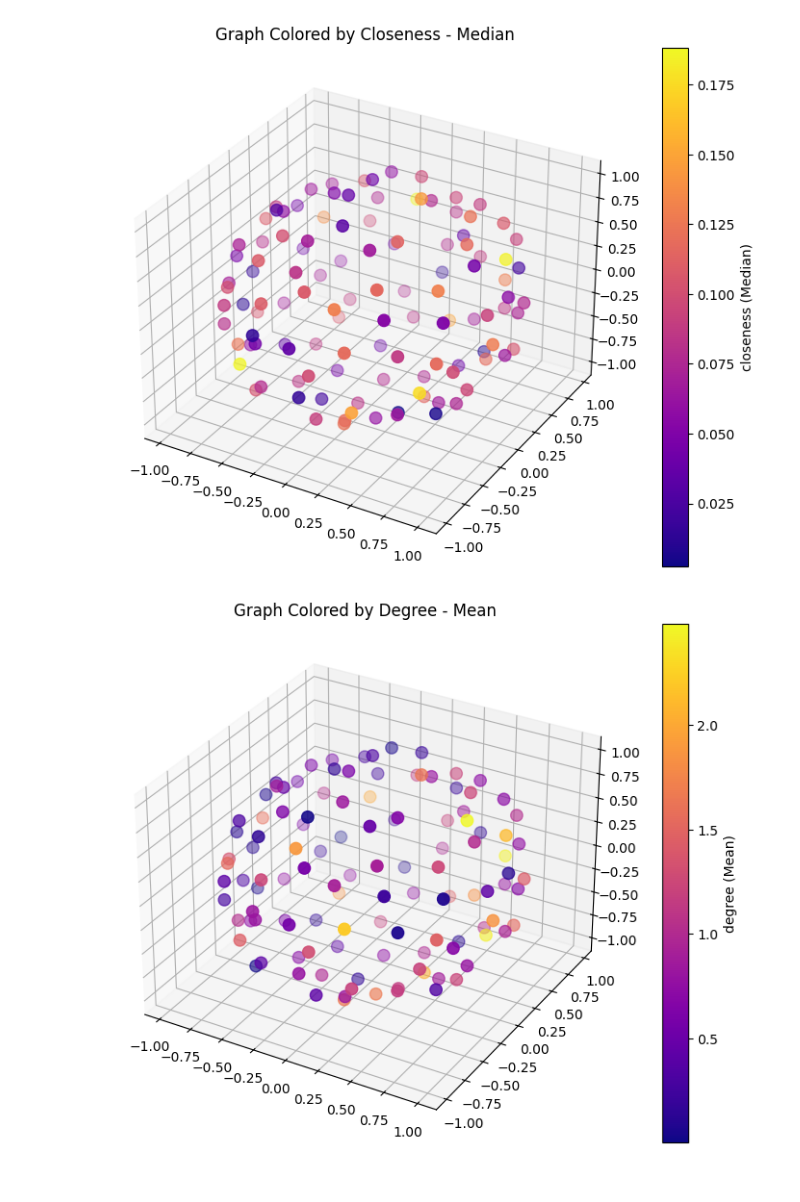
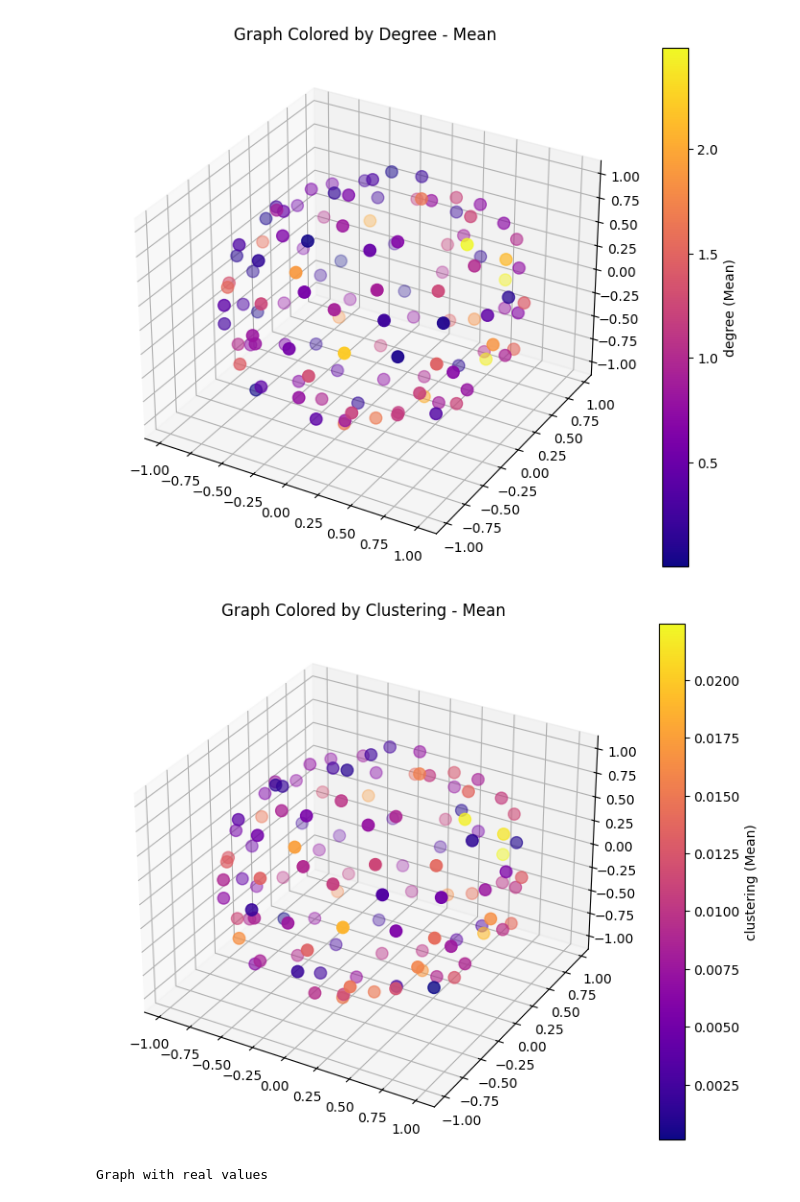
Before and after one commit to mattreturn1/NeuroGraph-Analysis, a Jupyter notebook: VISUALIZATION/graph_simulator.ipynb, the cells around one changed output. Saved outputs shown, nothing was run; the diff lists cells and outputs as text; code cells hidden in the pictures.

```diff
--- a/VISUALIZATION/graph_simulator.ipynb
+++ b/VISUALIZATION/graph_simulator.ipynb
@@ -81,10 +81,19 @@ def visualize_graph_from_file(file_path, metrics_to_plot, statistics_to_plot):
             visualize_graph_by_statistic(G, metric=metric, statistic=statistic,
                                          title=f"Graph Colored by {metric.capitalize()} - {statistic}")
 # %%
+print("Graph of differences")
 file_path = '../analysis/ppmi/60_70/comparison/pd/node_differences.csv'
-metrics_to_plot = ['closeness', 'degree']  # Le metriche che vuoi visualizzare
-statistics_to_plot = ['Mean', 'Median']   # Le statistiche che vuoi visualizzare
+metrics_to_plot = ['closeness', 'degree', 'clustering']  # Le metriche che vuoi visualizzare
+statistics_to_plot = ['Mean']   # Le statistiche che vuoi visualizzare
 
 # Visualizza il grafo con i parametri selezionati
 visualize_graph_from_file(file_path, metrics_to_plot, statistics_to_plot)
+
+print("Graph with real values")
+file_path = '../analysis/ppmi/60_70/pd/stats/node_statistics.csv'
+metrics_to_plot = ['closeness', 'degree', 'clustering']  # Le metriche che vuoi visualizzare
+statistics_to_plot = ['Mean',]   # Le statistiche che vuoi visualizzare
+
+# Visualizza il grafo con i parametri selezionati
+visualize_graph_from_file(file_path, metrics_to_plot, statistics_to_plot)
 # %% [output]
@@ -91,3 +101,4 @@ visualize_graph_from_file(file_path, metrics_to_plot, statistics_to_plot)
 [figure]
-[figure, old version]
+[figure, new version]
-[figure, old version]
+[figure, new version]
+Graph with real values
```
Also changed, not shown: parts of 1 cell of this notebook, 1 other file.
